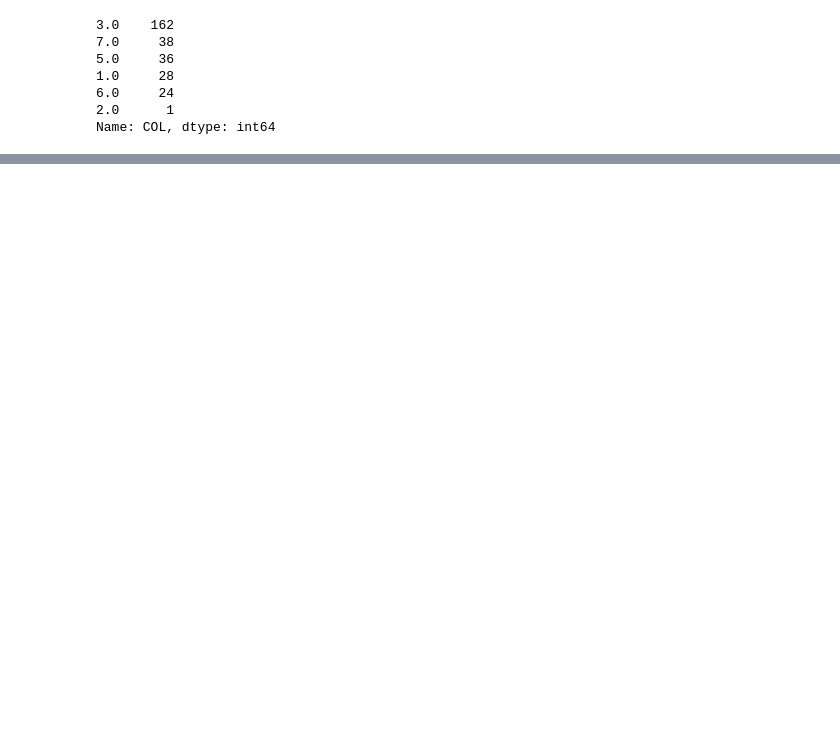
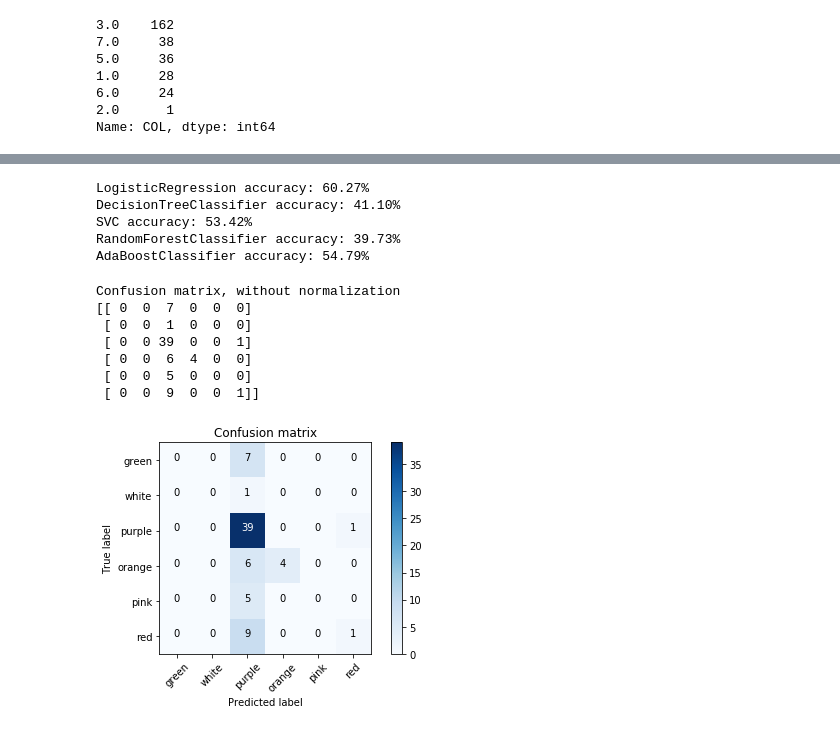
Before and after one commit to AgataRoguz/projekty_uw, a Jupyter notebook: spektra_klastrowanie.ipynb, the cells around one changed output, grey strips where cells are left out. Saved outputs shown, nothing was run; the diff lists cells and outputs as text; code cells hidden in the pictures; blank space fills up the shorter version.

```diff
--- a/spektra_klastrowanie.ipynb
+++ b/spektra_klastrowanie.ipynb
@@ -267,0 +270,47 @@ Name: COL, dtype: int64
+# %%
+X = data[["MAS"]].values
+y = data.COL
+X_train, X_test, y_train, y_test = train_test_split(X, y, test_size=0.25, random_state=42)
+models = [LogisticRegression(),
+          DecisionTreeClassifier(),
+          SVC(probability=True),
+          RandomForestClassifier(),
+          AdaBoostClassifier(),
+         #xgb.XGBClassifier()
+         ]
+
+for model in models:
+
+    model.fit(X_train, y_train)
+    y_pred = model.predict(X_test)
+    predictions = np.round(y_pred)
+
+    accuracy = accuracy_score(y_test, predictions)
+    print("%s accuracy: %.2f%%" % (model.__class__.__name__,accuracy * 100.0))
+# %% [output]
+LogisticRegression accuracy: 60.27%
+DecisionTreeClassifier accuracy: 41.10%
+SVC accuracy: 53.42%
+RandomForestClassifier accuracy: 39.73%
+AdaBoostClassifier accuracy: 54.79%
+# %%
+model =  LogisticRegression()
+model.fit(X_train, y_train)
+y_pred = model.predict(X_test)
+conf_mat = confusion_matrix(y_test, y_pred)
+# %%
+# Plot non-normalized confusion matrix
+plt.figure()
+plot_confusion_matrix(conf_mat, classes=labels,
+                      title='Confusion matrix')
+plt.savefig("conf_mat_Mass.jpg")
+plt.show()
+# %% [output]
+Confusion matrix, without normalization
+[[ 0  0  7  0  0  0]
+ [ 0  0  1  0  0  0]
+ [ 0  0 39  0  0  1]
+ [ 0  0  6  4  0  0]
+ [ 0  0  5  0  0  0]
+ [ 0  0  9  0  0  1]]
+[figure, added]
```
Also changed, not shown: parts of 59 cells of this notebook.
